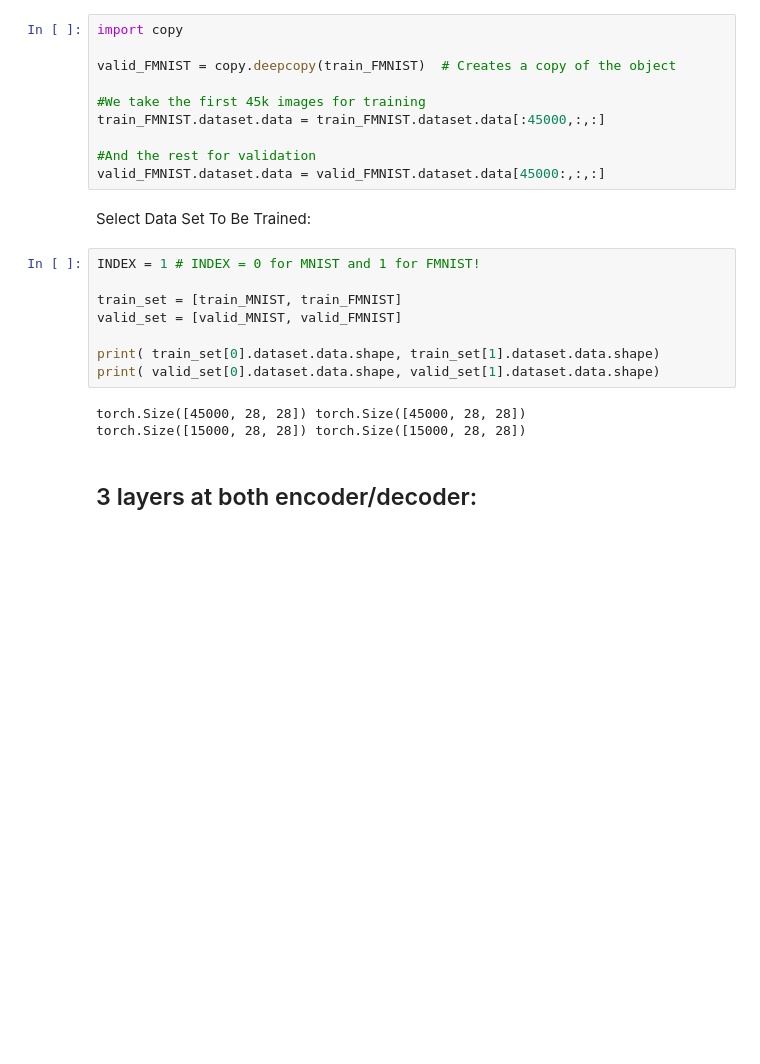
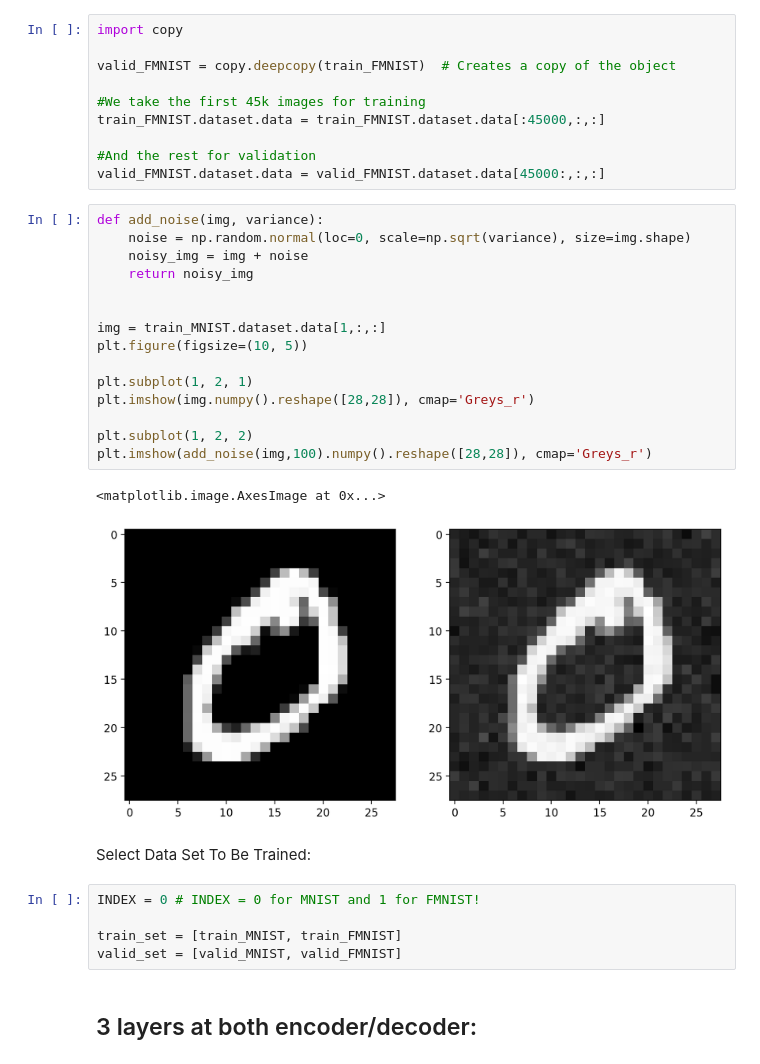
Before and after one commit to danitoribio/neural_networks, a Jupyter notebook: project1/Project1NN.ipynb, the cells around one changed output. Saved outputs shown, nothing was run; the diff lists cells and outputs as text; blank space fills up the shorter version.

```diff
--- a/project1/Project1NN.ipynb
+++ b/project1/Project1NN.ipynb
@@ -100,19 +118,31 @@ train_FMNIST.dataset.data = train_FMNIST.dataset.data[:45000,:,:]
 
 #And the rest for validation
 valid_FMNIST.dataset.data = valid_FMNIST.dataset.data[45000:,:,:]
+# %%
+def add_noise(img, variance):
+    noise = np.random.normal(loc=0, scale=np.sqrt(variance), size=img.shape)
+    noisy_img = img + noise
+    return noisy_img
+
+
+img = train_MNIST.dataset.data[1,:,:]
+plt.figure(figsize=(10, 5))
+
+plt.subplot(1, 2, 1)
+plt.imshow(img.numpy().reshape([28,28]), cmap='Greys_r')
+
+plt.subplot(1, 2, 2)
+plt.imshow(add_noise(img,100).numpy().reshape([28,28]), cmap='Greys_r')
+# %% [output]
+<matplotlib.image.AxesImage at 0x...>
+[figure, added]
 # %% [markdown]
 Select Data Set To Be Trained:
 # %%
-INDEX = 1 # INDEX = 0 for MNIST and 1 for FMNIST!
+INDEX = 0 # INDEX = 0 for MNIST and 1 for FMNIST!
 
 train_set = [train_MNIST, train_FMNIST]
 valid_set = [valid_MNIST, valid_FMNIST]
-
-print( train_set[0].dataset.data.shape, train_set[1].dataset.data.shape)
-print( valid_set[0].dataset.data.shape, valid_set[1].dataset.data.shape)
-# %% [output]
-torch.Size([45000, 28, 28]) torch.Size([45000, 28, 28])
-torch.Size([15000, 28, 28]) torch.Size([15000, 28, 28])
 # %% [markdown]
 ## 3 layers at both encoder/decoder:
 # %%
```
Also changed, not shown: parts of 32 cells of this notebook.
